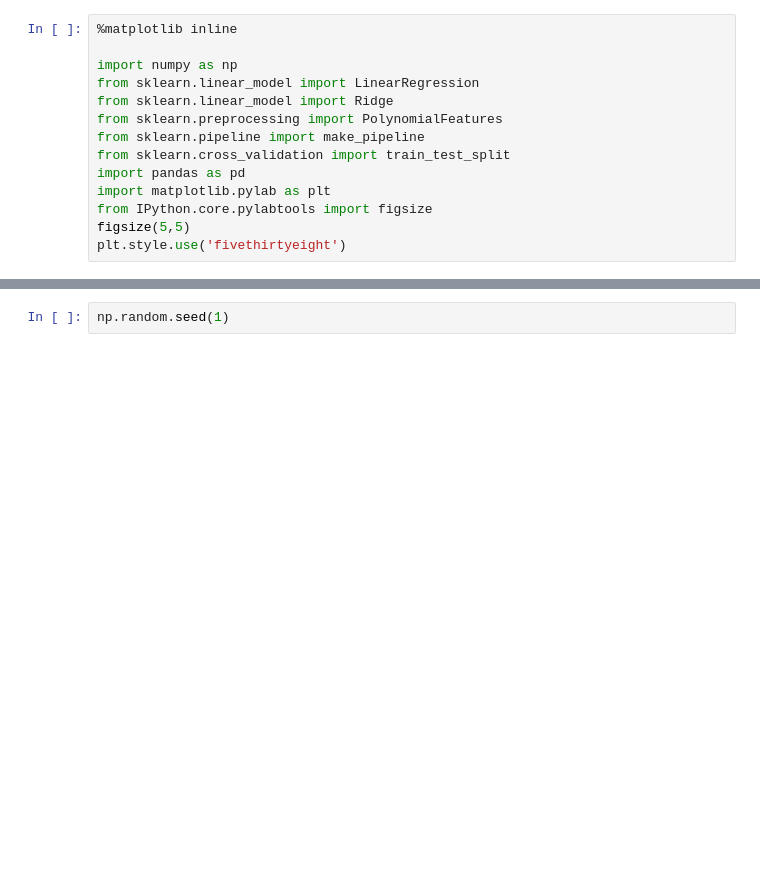
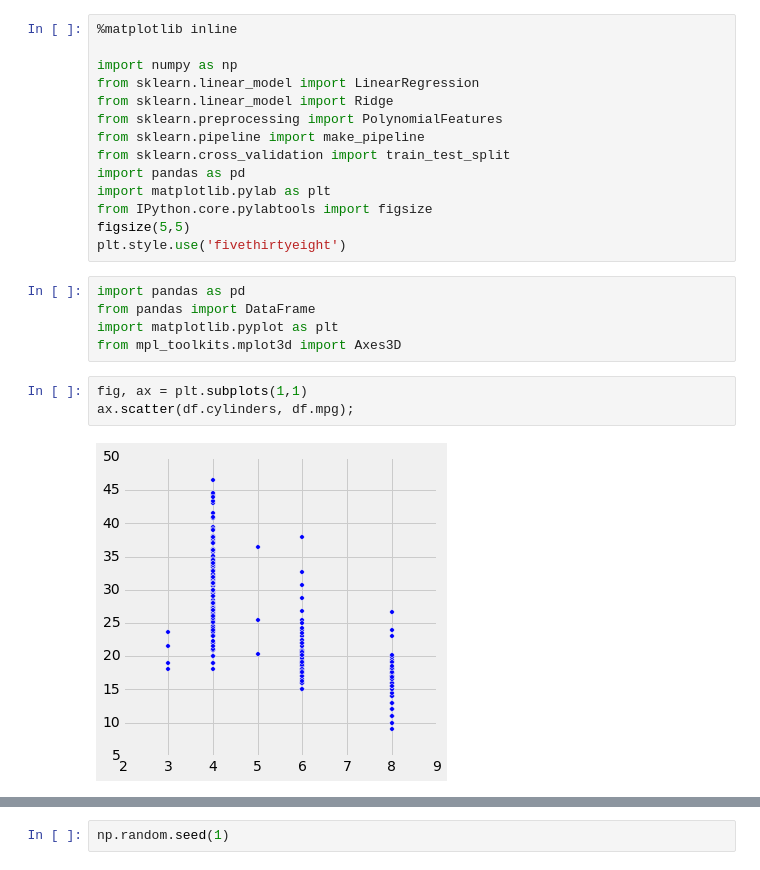
Before and after one commit to dav1dfeldman/DAT_SF_11, a Jupyter notebook: labs/lab_04/MPG_linear_regression_regularization.ipynb, the cells around one changed output, grey strips where cells are left out. Saved outputs shown, nothing was run; the diff lists cells and outputs as text; blank space fills up the shorter version.

```diff
--- a/labs/lab_04/MPG_linear_regression_regularization.ipynb
+++ b/labs/lab_04/MPG_linear_regression_regularization.ipynb
@@ -12,3 +12,13 @@ import matplotlib.pylab as plt
 from IPython.core.pylabtools import figsize
 figsize(5,5)
 plt.style.use('fivethirtyeight')
+# %%
+import pandas as pd
+from pandas import DataFrame
+import matplotlib.pyplot as plt
+from mpl_toolkits.mplot3d import Axes3D
+# %%
+fig, ax = plt.subplots(1,1)
+ax.scatter(df.cylinders, df.mpg);
+# %% [output]
+[figure, added]
```
Also changed, not shown: parts of 24 cells of this notebook, 13 other files.
